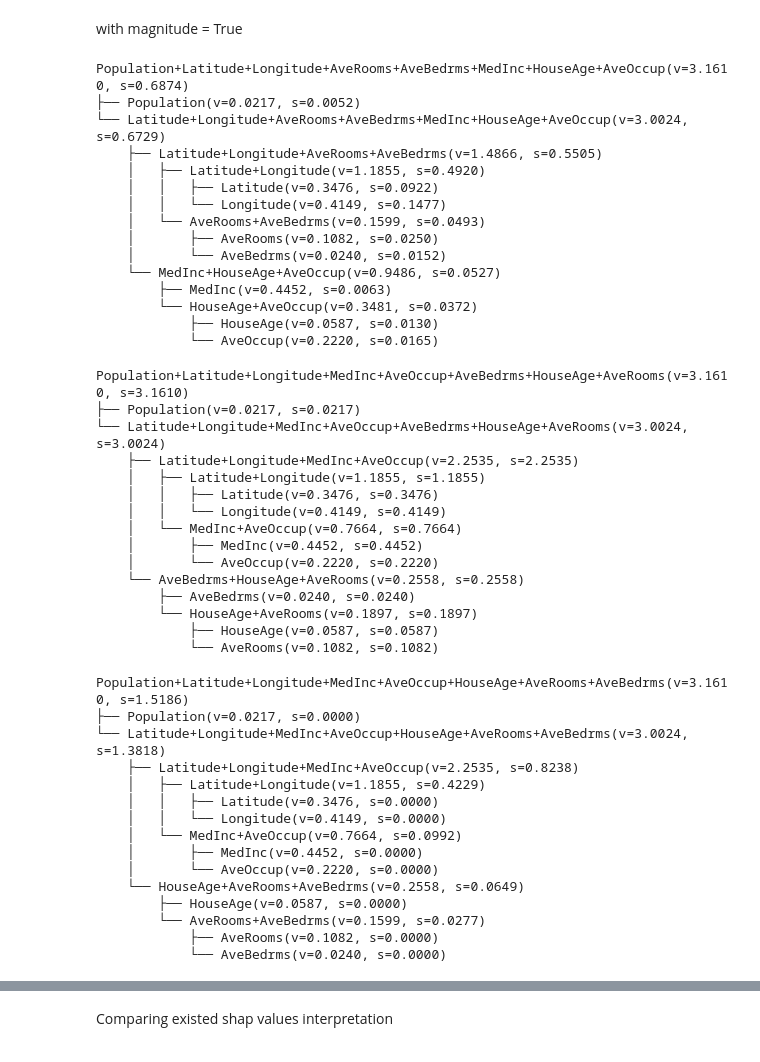
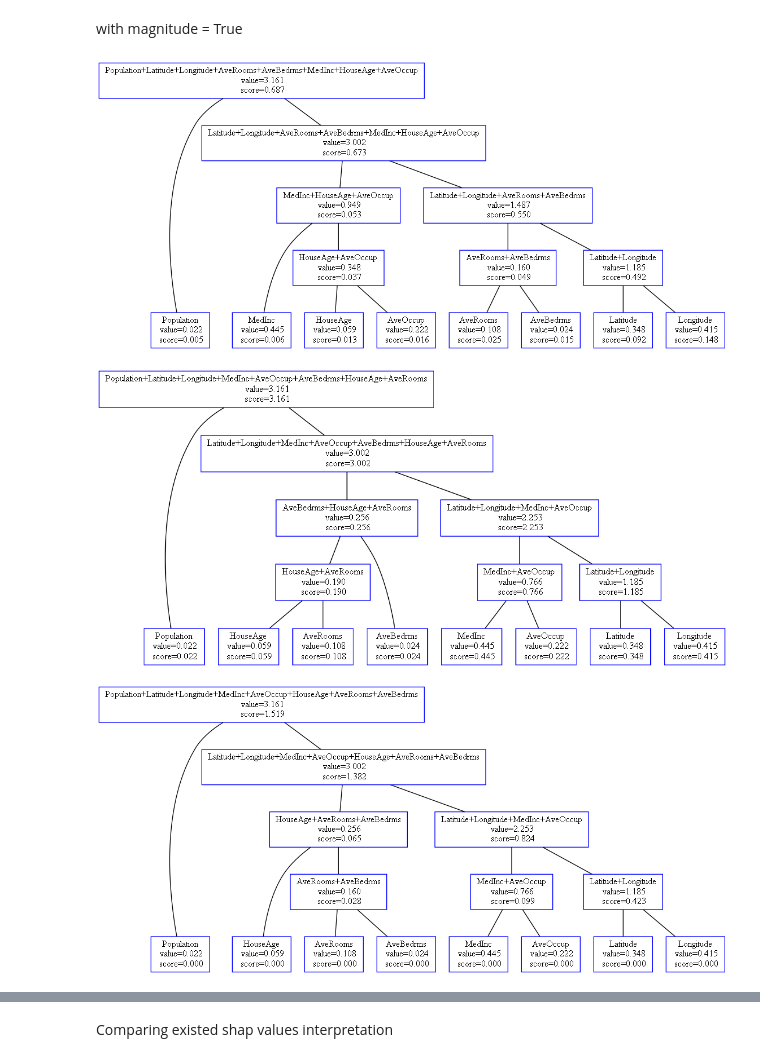
Before and after one commit to simonjisu/FeatureInteractionTree, a Jupyter notebook: notebooks/Finer Granularity Explanation.ipynb, the cells around one changed output, grey strips where cells are left out. Drawn from its saved outputs; the diff is of its cells as text; code cells hidden in the pictures.

```diff
--- a/notebooks/Finer Granularity Explanation.ipynb
+++ b/notebooks/Finer Granularity Explanation.ipynb
@@ -121,70 +159,28 @@ with magnitude = True
 # %%
 # magnitude: whether to absolute the shap interaction values to store into values(not related with scores)
 # = only look at the size of values
 magnitude = True
 
 # global tree with 'base' method(magnitude=True)
 nodes = tree_builder.build('base',
     shap_interactions=shap_interaction_values, feature_names=X_test.columns, top_n=top_n, magnitude=magnitude)
-tree_builder
+tree_builder.show_tree(nodes)
 # %% [output]
-Population+Latitude+Longitude+AveRooms+AveBedrms+MedInc+HouseAge+AveOccup(v=3.1610, s=0.6874)
-├── Population(v=0.0217, s=0.0052)
-└── Latitude+Longitude+AveRooms+AveBedrms+MedInc+HouseAge+AveOccup(v=3.0024, s=0.6729)
-    ├── Latitude+Longitude+AveRooms+AveBedrms(v=1.4866, s=0.5505)
-    │   ├── Latitude+Longitude(v=1.1855, s=0.4920)
-    │   │   ├── Latitude(v=0.3476, s=0.0922)
-    │   │   └── Longitude(v=0.4149, s=0.1477)
-    │   └── AveRooms+AveBedrms(v=0.1599, s=0.0493)
-    │       ├── AveRooms(v=0.1082, s=0.0250)
-    │       └── AveBedrms(v=0.0240, s=0.0152)
-    └── MedInc+HouseAge+AveOccup(v=0.9486, s=0.0527)
-        ├── MedInc(v=0.4452, s=0.0063)
-        └── HouseAge+AveOccup(v=0.3481, s=0.0372)
-            ├── HouseAge(v=0.0587, s=0.0130)
-            └── AveOccup(v=0.2220, s=0.0165)
+[figure, added]
 # %%
 # global tree with 'abs' method(magnitude=True)
 nodes = tree_builder.build('abs',
     shap_interactions=shap_interaction_values, feature_names=X_test.columns, top_n=top_n, magnitude=magnitude)
-tree_builder
+tree_builder.show_tree(nodes)
 # %% [output]
-Population+Latitude+Longitude+MedInc+AveOccup+AveBedrms+HouseAge+AveRooms(v=3.1610, s=3.1610)
-├── Population(v=0.0217, s=0.0217)
-└── Latitude+Longitude+MedInc+AveOccup+AveBedrms+HouseAge+AveRooms(v=3.0024, s=3.0024)
-    ├── Latitude+Longitude+MedInc+AveOccup(v=2.2535, s=2.2535)
-    │   ├── Latitude+Longitude(v=1.1855, s=1.1855)
-    │   │   ├── Latitude(v=0.3476, s=0.3476)
-    │   │   └── Longitude(v=0.4149, s=0.4149)
-    │   └── MedInc+AveOccup(v=0.7664, s=0.7664)
-    │       ├── MedInc(v=0.4452, s=0.4452)
-    │       └── AveOccup(v=0.2220, s=0.2220)
-    └── AveBedrms+HouseAge+AveRooms(v=0.2558, s=0.2558)
-        ├── AveBedrms(v=0.0240, s=0.0240)
-        └── HouseAge+AveRooms(v=0.1897, s=0.1897)
-            ├── HouseAge(v=0.0587, s=0.0587)
-            └── AveRooms(v=0.1082, s=0.1082)
+[figure, added]
 # %%
 # global tree with 'abs_interaction' method(magnitude=True)
 nodes = tree_builder.build('abs_interaction',
     shap_interactions=shap_interaction_values, feature_names=X_test.columns, top_n=top_n, magnitude=magnitude)
-tree_builder
+tree_builder.show_tree(nodes)
 # %% [output]
-Population+Latitude+Longitude+MedInc+AveOccup+HouseAge+AveRooms+AveBedrms(v=3.1610, s=1.5186)
-├── Population(v=0.0217, s=0.0000)
-└── Latitude+Longitude+MedInc+AveOccup+HouseAge+AveRooms+AveBedrms(v=3.0024, s=1.3818)
-    ├── Latitude+Longitude+MedInc+AveOccup(v=2.2535, s=0.8238)
-    │   ├── Latitude+Longitude(v=1.1855, s=0.4229)
-    │   │   ├── Latitude(v=0.3476, s=0.0000)
-    │   │   └── Longitude(v=0.4149, s=0.0000)
-    │   └── MedInc+AveOccup(v=0.7664, s=0.0992)
-    │       ├── MedInc(v=0.4452, s=0.0000)
-    │       └── AveOccup(v=0.2220, s=0.0000)
-    └── HouseAge+AveRooms+AveBedrms(v=0.2558, s=0.0649)
-        ├── HouseAge(v=0.0587, s=0.0000)
-        └── AveRooms+AveBedrms(v=0.1599, s=0.0277)
-            ├── AveRooms(v=0.1082, s=0.0000)
-            └── AveBedrms(v=0.0240, s=0.0000)
+[figure, added]
 # %%
 # global tree with 'ratio' method(magnitude=True)
 nodes = tree_builder.build('ratio',
```
Also changed, not shown: parts of 12 cells of this notebook.
